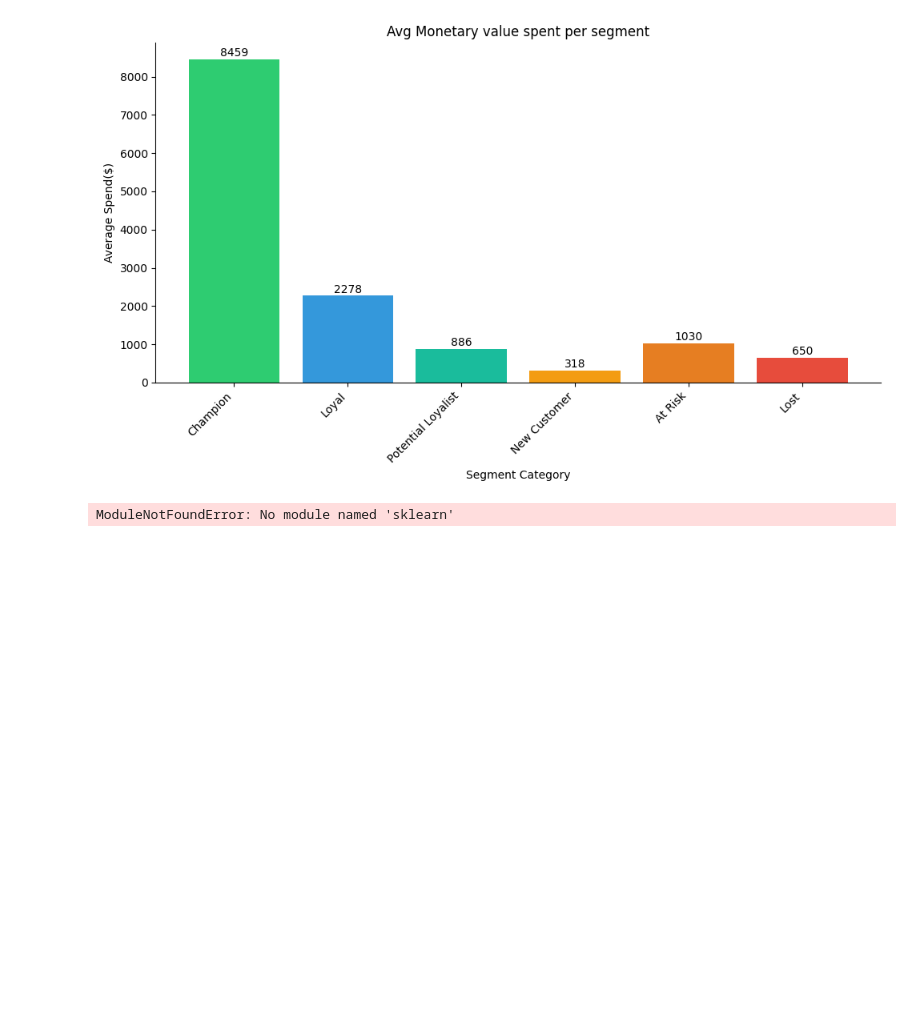
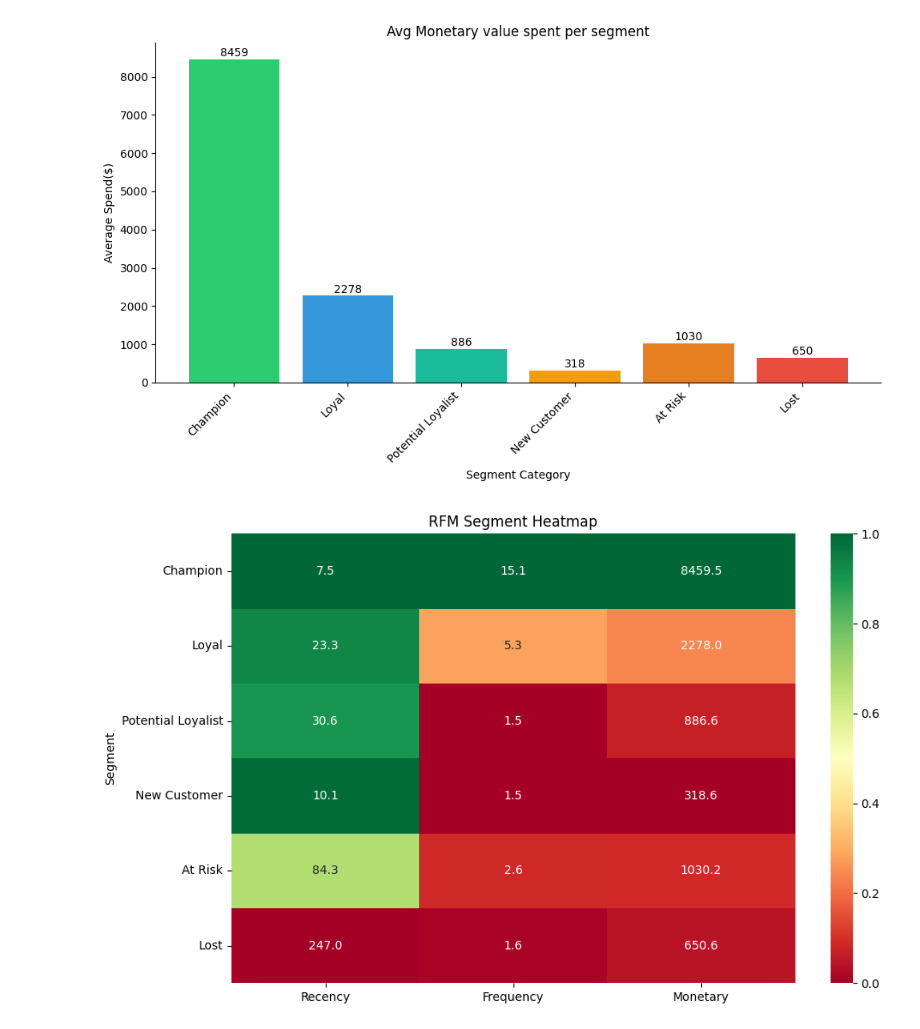
Before and after one commit to MArfanA333/customer-segmentation-rfm, a Jupyter notebook: notebooks/03_rfm_analysis.ipynb, the cells around one changed output. Saved outputs shown, nothing was run; the diff lists cells and outputs as text; code cells hidden in the pictures; blank space fills up the shorter version.

Commit message:
add visualizations and updated requirements

```diff
--- a/notebooks/03_rfm_analysis.ipynb
+++ b/notebooks/03_rfm_analysis.ipynb
@@ -389,30 +389,32 @@ plt.show()
 # %%
 # Heatmap:
 
 heatmap_data = rfm.groupby('Segment')[['Recency', 'Frequency', 'Monetary']].mean().round(2)
 heatmap_data = heatmap_data.reindex(segment_order)
 
 from sklearn.preprocessing import MinMaxScaler
 
 # Normalise each column independently for colour scaling
 scaler = MinMaxScaler()
+
 heatmap_normalized = pd.DataFrame(
     scaler.fit_transform(heatmap_data),
     index=heatmap_data.index,
     columns=heatmap_data.columns
 )
+heatmap_normalized['Recency'] = 1 - heatmap_normalized['Recency']
 
 fig, ax = plt.subplots(figsize=(10, 6))
 
 sns.heatmap(heatmap_normalized,    # normalised data for colours
             annot=heatmap_data,    # actual values as labels
             fmt='.1f',
             cmap='RdYlGn',
             ax=ax)
 
 ax.set_title('RFM Segment Heatmap')
 plt.tight_layout()
 plt.savefig('../images/rfm_heatmap.png', dpi=150)
 plt.show()
 # %% [output]
-ModuleNotFoundError: No module named 'sklearn'
+[figure, added]
```
